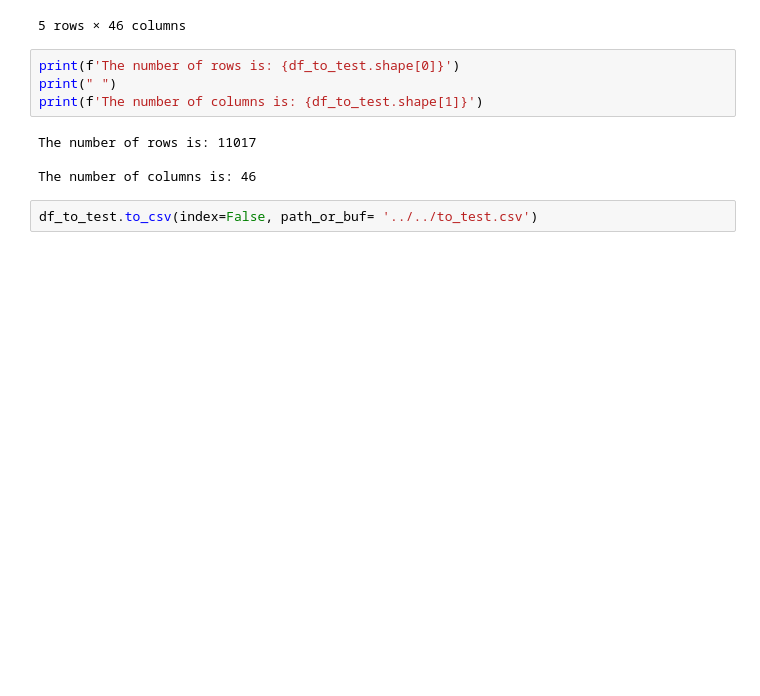
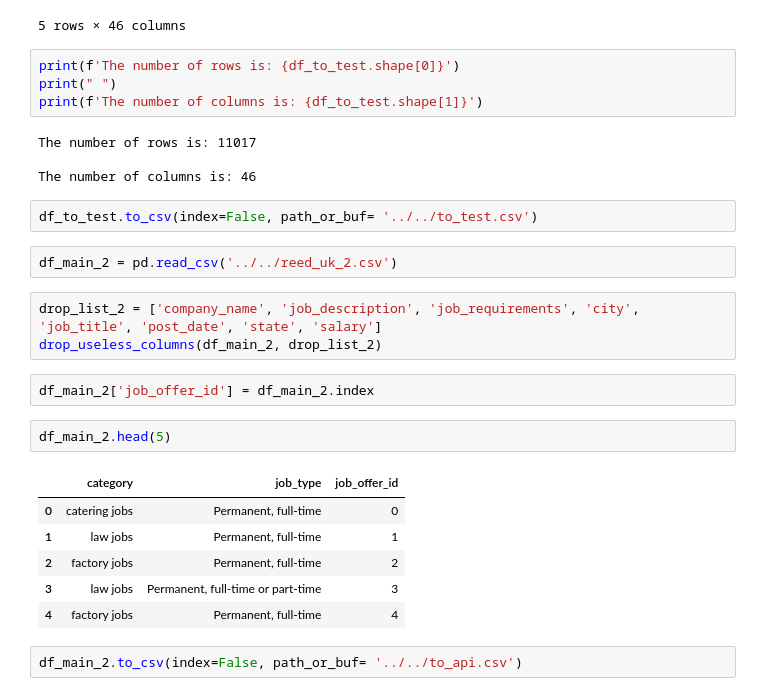
Before and after one commit to juanfranco97/torre_test_juan_1, a Jupyter notebook: notebooks/Features selection and preprocessing.ipynb, the cells around one changed output. Saved outputs shown, nothing was run; the diff lists cells and outputs as text; blank space fills up the shorter version.

```diff
--- a/notebooks/Features selection and preprocessing.ipynb
+++ b/notebooks/Features selection and preprocessing.ipynb
@@ -161,3 +161,21 @@ The number of rows is: 11017
 The number of columns is: 46
 # %%
 df_to_test.to_csv(index=False, path_or_buf= '../../to_test.csv')
+# %%
+df_main_2 = pd.read_csv('../../reed_uk_2.csv')
+# %%
+drop_list_2 = ['company_name', 'job_description', 'job_requirements', 'city', 'job_title', 'post_date', 'state', 'salary']
+drop_useless_columns(df_main_2, drop_list_2)
+# %%
+df_main_2['job_offer_id'] = df_main_2.index
+# %%
+df_main_2.head(5)
+# %% [output]
+|  | category | job_type | job_offer_id |
+| 0 | catering jobs | Permanent, full-time | 0 |
+| 1 | law jobs | Permanent, full-time | 1 |
+| 2 | factory jobs | Permanent, full-time | 2 |
+| 3 | law jobs | Permanent, full-time or part-time | 3 |
+| 4 | factory jobs | Permanent, full-time | 4 |
+# %%
+df_main_2.to_csv(index=False, path_or_buf= '../../to_api.csv')
```
